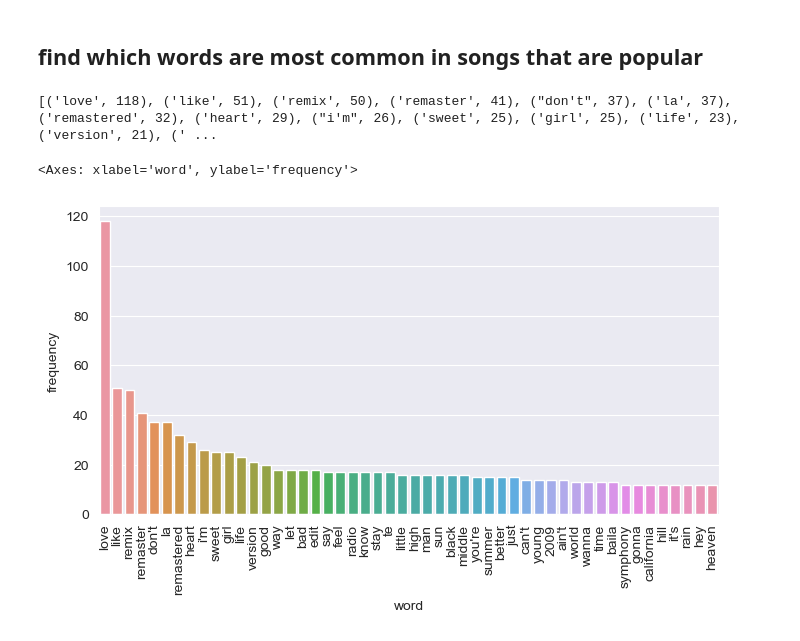
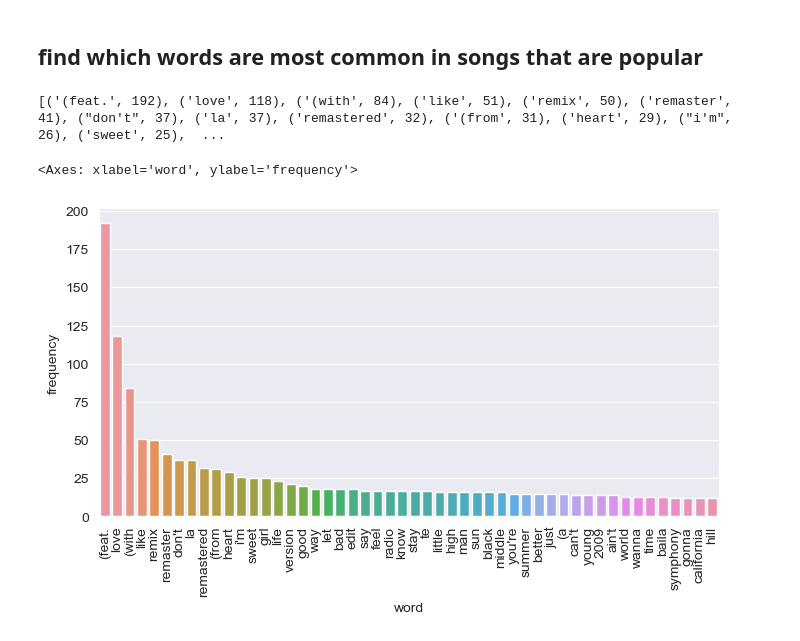
Before and after one commit to andaero/spotifydataviz, a Jupyter notebook: SpotifyAnalysisLarge.ipynb, the cells around one changed output. Drawn from its saved outputs; the diff is of its cells as text; code cells hidden in the pictures.

```diff
--- a/SpotifyAnalysisLarge.ipynb
+++ b/SpotifyAnalysisLarge.ipynb
@@ -132,10 +131,6 @@ for word in list(word_count):
 words_to_filter = ["-", "/", "o", "el", "&"]
 for word in words_to_filter:
     del word_count[word]
-# remove words that contain "(" or ")" as they are just words like (feat., (live, (with, etc. that contain no useful information
-for word in list(word_count):
-    if "(" in word or ")" in word:
-        del word_count[word]
 print(word_count.most_common(50))
 # plot word frequency
 word_count_df = pd.DataFrame(word_count.most_common(50), columns=["word", "frequency"])
@@ -161,13 +156,10 @@ for word in list(word_count):
     if word in ENGLISH_STOP_WORDS:
         del word_count[word]
 # remove additional words that are not useful
-words_to_filter = ["(feat.", "-", "/", "o", "el", "&"]
+words_to_filter = ["-", "/", "o", "el", "&"]
 for word in words_to_filter:
     del word_count[word]
-# remove words that contain "(" or ")" as they are just words like (feat., (live, (with, etc. that contain no useful information
-for word in list(word_count):
-    if "(" in word or ")" in word:
-        del word_count[word]
+
 print(word_count.most_common(50))
 # plot word frequency
 word_count_df = pd.DataFrame(word_count.most_common(50), columns=["word", "frequency"])
@@ -219,33 +211,33 @@ plt.show()
 # %%
 # get all songs with a popularity of 75 or above
 df_popular = df[df["popularity"] >= 75]
 # create a list of all the words in the song titles
 words = []
 for title in df_popular["track_name"]:
     words.extend(title.split())
     # count the number of times each word appears
 word_count = Counter(words)
 # remove stopwords
 for word in list(word_count):
     if word in ENGLISH_STOP_WORDS:
         del word_count[word]
 # remove additional words that are not useful
 words_to_filter = ["-", "/", "o", "el", "&"]
 for word in words_to_filter:
     del word_count[word]
 # remove words that contain "(" or ")" as they are just words like (feat., (live, (with, etc. that contain no useful information
-for word in list(word_count):
-    if "(" in word or ")" in word:
-        del word_count[word]
+# for word in list(word_count):
+#     if "(" in word or ")" in word:
+#         del word_count[word]
 print(word_count.most_common(50))
 # plot word frequency
 word_count_df = pd.DataFrame(word_count.most_common(50), columns=["word", "frequency"])
 dims = (8, 4)
 fig, ax = plt.subplots(figsize=dims)
 # make x axis labels vertical
 plt.xticks(rotation=90)
 sns.barplot(x="word", y="frequency", data=word_count_df, ax=ax)
 # %% [output]
-[('love', 118), ('like', 51), ('remix', 50), ('remaster', 41), ("don't", 37), ('la', 37), ('remastered', 32), ('heart', 29), ("i'm", 26), ('sweet', 25), ('girl', 25), ('life', 23), ('version', 21), (' ...
+[('(feat.', 192), ('love', 118), ('(with', 84), ('like', 51), ('remix', 50), ('remaster', 41), ("don't", 37), ('la', 37), ('remastered', 32), ('(from', 31), ('heart', 29), ("i'm", 26), ('sweet', 25),  ...
 <Axes: xlabel='word', ylabel='frequency'>
-[figure, old version]
+[figure, new version]
```
Also changed, not shown: parts of 3 cells of this notebook, 1 other file.
